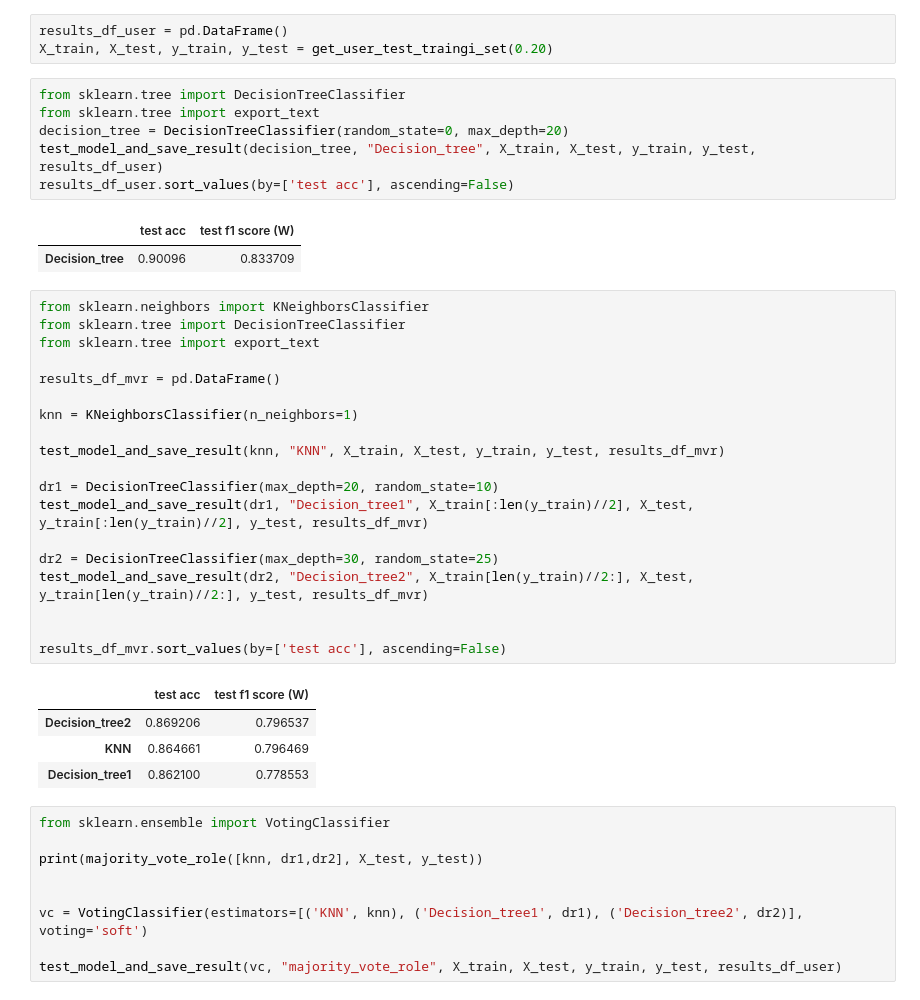
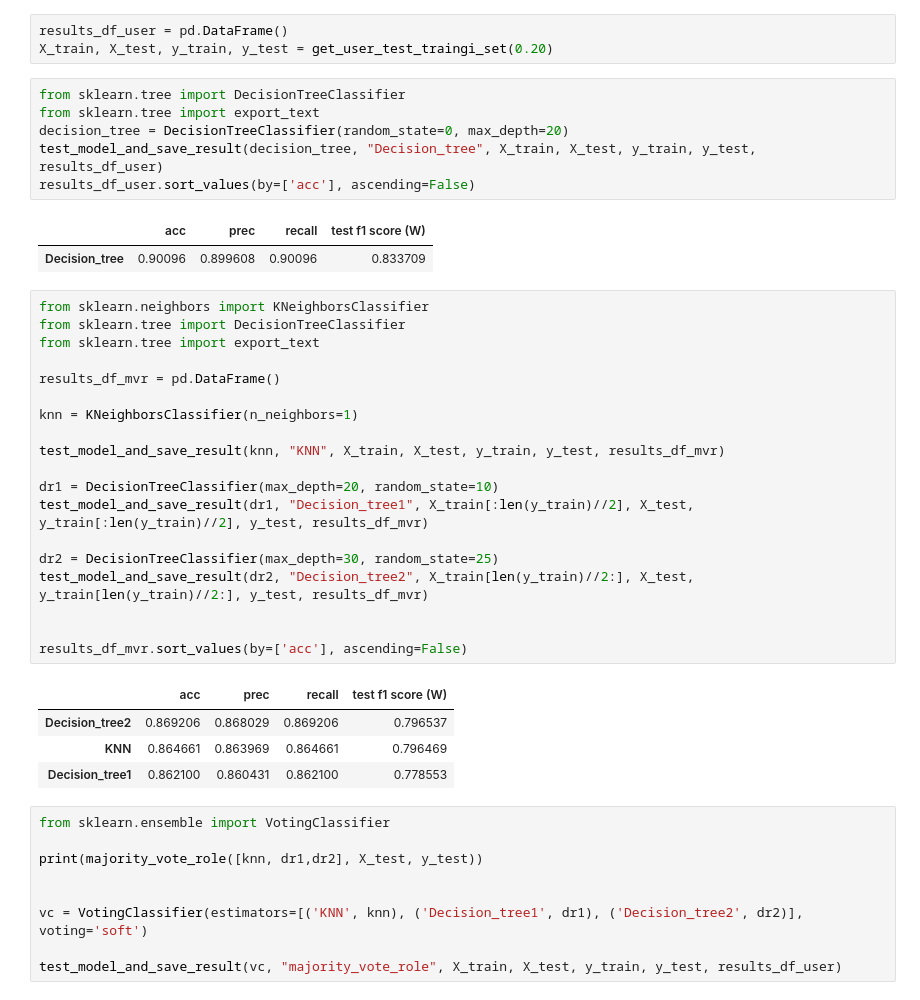
Before and after one commit to cuberhaus/MD2, a Jupyter notebook: src/meta_learning.ipynb, the cells around one changed output. Saved outputs shown, nothing was run; the diff lists cells and outputs as text.

```diff
--- a/src/meta_learning.ipynb
+++ b/src/meta_learning.ipynb
@@ -61,34 +61,34 @@ from sklearn.tree import DecisionTreeClassifier
 from sklearn.tree import export_text
 decision_tree = DecisionTreeClassifier(random_state=0, max_depth=20)
 test_model_and_save_result(decision_tree, "Decision_tree", X_train, X_test, y_train, y_test, results_df_user)
-results_df_user.sort_values(by=['test acc'], ascending=False)
+results_df_user.sort_values(by=['acc'], ascending=False)
 # %% [output]
-|  | test acc | test f1 score (W) |
-| Decision_tree | 0.90096 | 0.833709 |
+|  | acc | prec | recall | test f1 score (W) |
+| Decision_tree | 0.90096 | 0.899608 | 0.90096 | 0.833709 |
 # %%
 from sklearn.neighbors import KNeighborsClassifier
 from sklearn.tree import DecisionTreeClassifier
 from sklearn.tree import export_text
 
 results_df_mvr = pd.DataFrame()
 
 knn = KNeighborsClassifier(n_neighbors=1)
 
 test_model_and_save_result(knn, "KNN", X_train, X_test, y_train, y_test, results_df_mvr)
 
 dr1 = DecisionTreeClassifier(max_depth=20, random_state=10)
 test_model_and_save_result(dr1, "Decision_tree1", X_train[:len(y_train)//2], X_test, y_train[:len(y_train)//2], y_test, results_df_mvr)
 
 dr2 = DecisionTreeClassifier(max_depth=30, random_state=25)
 test_model_and_save_result(dr2, "Decision_tree2", X_train[len(y_train)//2:], X_test, y_train[len(y_train)//2:], y_test, results_df_mvr)
 
 
-results_df_mvr.sort_values(by=['test acc'], ascending=False)
+results_df_mvr.sort_values(by=['acc'], ascending=False)
 # %% [output]
-|  | test acc | test f1 score (W) |
-| Decision_tree2 | 0.869206 | 0.796537 |
-| KNN | 0.864661 | 0.796469 |
-| Decision_tree1 | 0.862100 | 0.778553 |
+|  | acc | prec | recall | test f1 score (W) |
+| Decision_tree2 | 0.869206 | 0.868029 | 0.869206 | 0.796537 |
+| KNN | 0.864661 | 0.863969 | 0.864661 | 0.796469 |
+| Decision_tree1 | 0.862100 | 0.860431 | 0.862100 | 0.778553 |
 # %%
 from sklearn.ensemble import VotingClassifier
 
```
Also changed, not shown: parts of 2 cells of this notebook.
